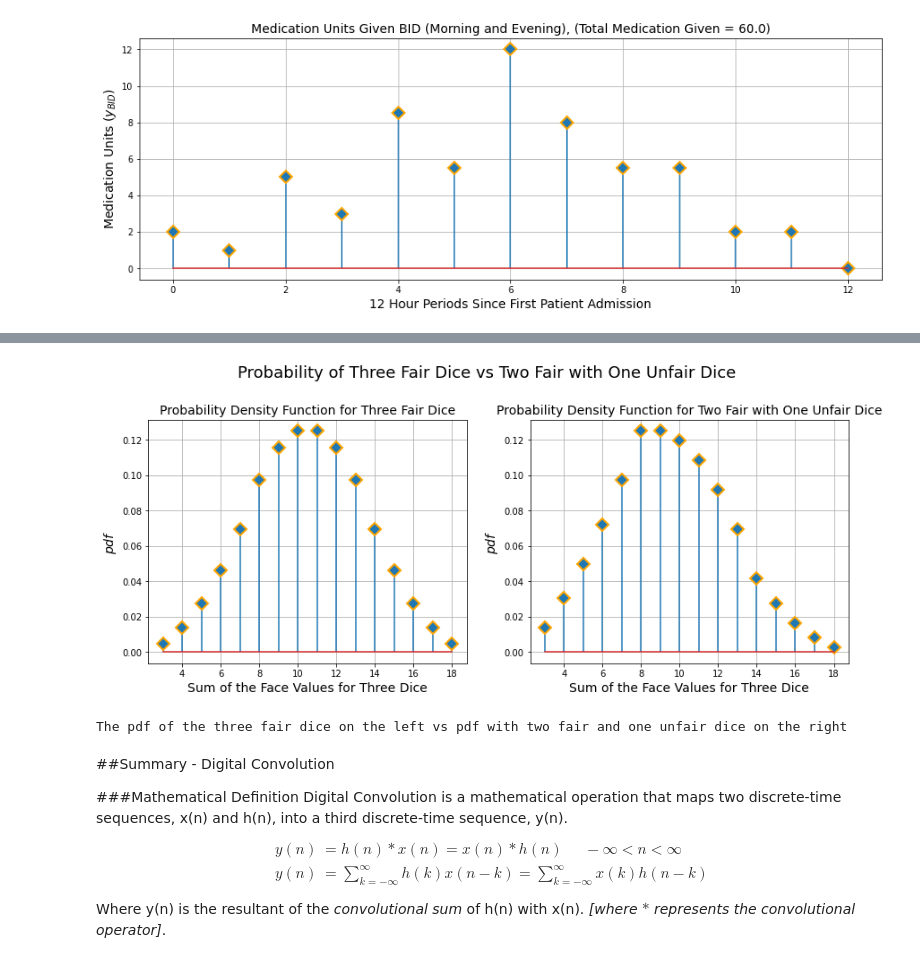
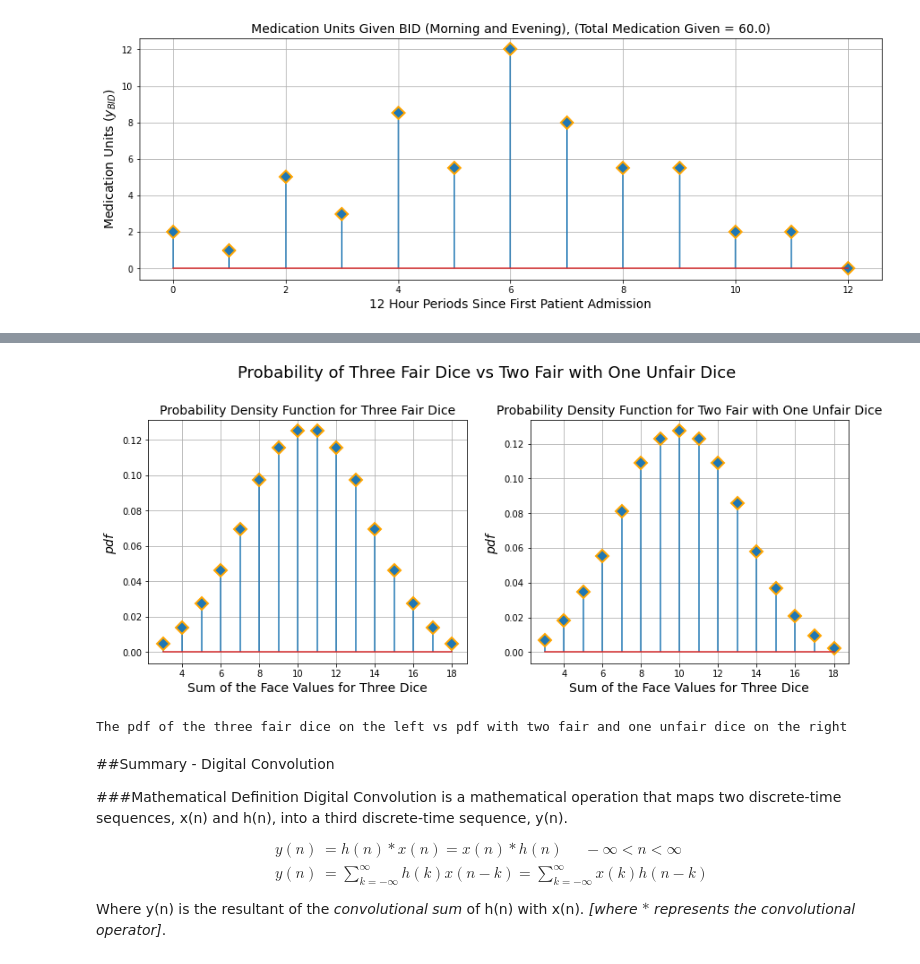
Before and after one commit to Domenikos/Digital_Convolution, a Jupyter notebook: Digital_Convolution.ipynb, the cells around one changed output, grey strips where cells are left out. Cells and saved outputs as stored; diff of their text form; code cells hidden in the pictures.

```diff
--- a/Digital_Convolution.ipynb
+++ b/Digital_Convolution.ipynb
@@ -407,36 +410,36 @@ The final probability density functions (pdf) are independent of order of convol
 # Fair die with equal probabilities for the face value [1, 2, 3, 4, 5, 6]
 p1 = p2 = [1/6,1/6,1/6,1/6,1/6,1/6]
 # Unfair die probability density function for the face value [1, 2, 3, 4, 5, 6]
-p3 = [.5,.1,.1,.1,.1,.1]
+p3 = [1/4,1/6,1/6,1/6,1/6,1/12]
 w1 = np.convolve(p1,p2)     # odf for two fair dice
 y12 = np.convolve(p3,w1)    # pdf for two fair and one unfair dice
 w2 = np.convolve(p1,p3)     # pdf of one fair with one unfair dice
 y21 = np.convolve(p2,w2)    # pdf for two fair and one unfair dice
 y22 = np.convolve(w1, p1)   # pdf for three fair dice
 n = np.array(range(3,len(y12)+3)) # sum of the face values for three dice
 
 
 plt.figure(figsize=[14, 5])
 plt.suptitle('Probability of Three Fair Dice vs Two Fair with One Unfair Dice',
              y = 1.05, fontsize = 18)
 plt.subplot(1, 2, 1)
 (markers, stemlines, baseline) = plt.stem(n,y22,use_line_collection=True)
 plt.setp(markers, marker='D', markersize=10, markeredgecolor="orange", markeredgewidth=2)
 plt.grid()
 plt.xlabel('Sum of the Face Values for Three Dice',fontsize = 14)
 plt.ylabel('$pdf$',fontsize = 14)
 plt.title('Probability Density Function for Three Fair Dice',fontsize = 14)
 plt.subplot(1, 2, 2)
 (markers, stemlines, baseline) = plt.stem(n,y21,use_line_collection=True)
 plt.setp(markers, marker='D', markersize=10, markeredgecolor="orange", markeredgewidth=2)
 plt.grid()
 plt.xlabel('Sum of the Face Values for Three Dice',fontsize = 14)
 plt.ylabel('$pdf$',fontsize = 14)
 plt.title('Probability Density Function for Two Fair with One Unfair Dice',fontsize = 14)
 plt.show()
 print('\nThe pdf of the three fair dice on the left vs pdf with two fair and one unfair dice on the right')
 # %% [output]
-[figure, old version]
+[figure, new version]
 The pdf of the three fair dice on the left vs pdf with two fair and one unfair dice on the right
 # %% [markdown]
 ##Summary - Digital Convolution
```
Also changed, not shown: parts of 4 cells of this notebook.
